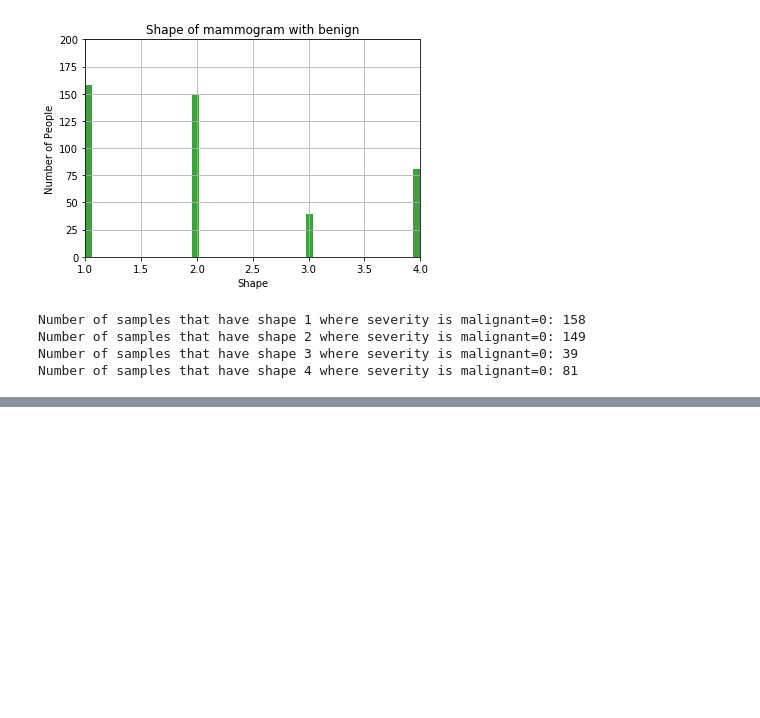
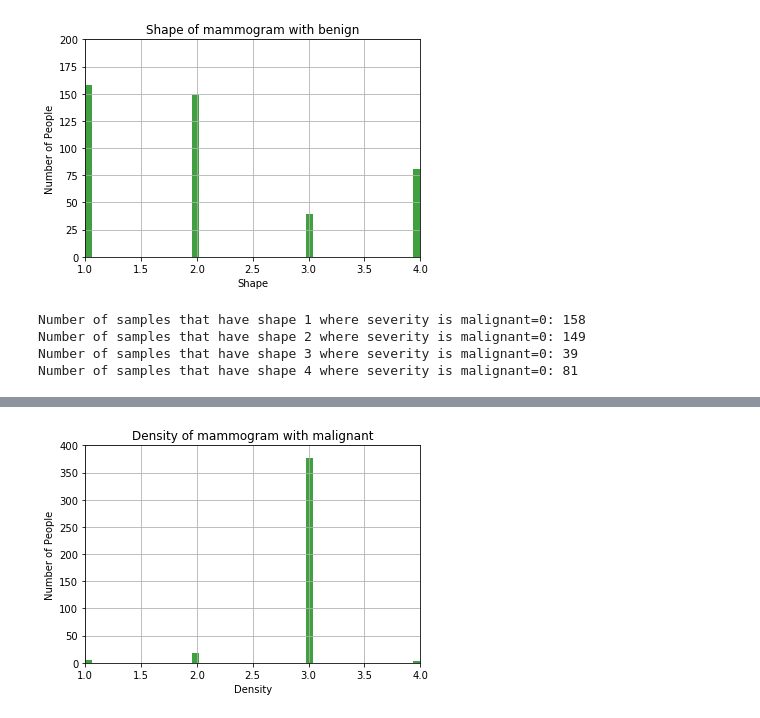
Before and after one commit to patel418/python_algcomp, a Jupyter notebook: Mammogram_Test.ipynb, the cells around one changed output, grey strips where cells are left out. Cells and saved outputs as stored; diff of their text form; code cells hidden in the pictures; blank space fills up the shorter version.

```diff
--- a/Mammogram_Test.ipynb
+++ b/Mammogram_Test.ipynb
@@ -66,9 +66,16 @@ for i in range(n):
     y_t = y_temp[all_b_i]
     svc = svm.SVC(kernel='linear', C = 1.0)
     #y_t = y_t.reshape(-1, 1)
-    svc.fit(X_t, y_t)
+    #svc.fit(X_t, y_t)
+    svc.fit(X, y)
     y_predsvm[i] = svc.predict(X[i])
 errsvm = np.mean(y!=y_predsvm)
-
-print errsvm
+cnt = 0
+for i in range(n):
+    print ("predict: %d, actually: %d "% (y_predsvm[i], y[i]))
+    if y_predsvm[i] == y[i]:
+        cnt += 1
+accuracy = float(cnt)/ n
+print ("accurate #: %d, accuracy percentage: %f" % (cnt, accuracy))
+#print errsvm
 # %% [output]
@@ -459,11 +497,11 @@ pp.show()
 
 for i in range(1, 6):
     count = 0
-    for j in X3[:,2]:
+    for j in X3[:,3]:
         #print j
         if (j == i):
             count += 1
-    print ("Number of samples that have margin %d where severity is malignant=1: %d" % (i, count))
+    print ("Number of samples that have margin %d where severity is malignant: %d" % (i, count))
 
 n, bins, patches = pp.hist(X4[:, 3], 50, facecolor='green', alpha=0.75)
 
@@ -490,6 +528,6 @@ for i in range(1, 6):
         #print j
         if (j == i):
             count += 1
-    print ("Number of samples that have margin %d where severity is malignant=0: %d" % (i, count))
+    print ("Number of samples that have margin %d where severity is benign: %d" % (i, count))
 # %% [output]
 [figure]
@@ -506,0 +545,64 @@ Number of samples that have margin 5 where severity is malignant=0: 0
+# %%
+X5 = X[yes]
+X6 = X[no]
+
+#X_age[1].hist(figsize=[11,11])
+
+#x = mu + sigma*np.random.randn(10000)
+
+# the histogram of the data
+n, bins, patches = pp.hist(X5[:, 4], 50, facecolor='green', alpha=0.75)
+
+# add a 'best fit' line
+#y = mlab.normpdf( bins, mu, sigma)
+#l = plt.plot(bins, y, 'r--', linewidth=1)
+
+
+#print X_age[:, 1]
+#print np.mean(X_age[1])
+
+pp.xlabel('Density')
+pp.ylabel('Number of People')
+pp.title('Density of mammogram with malignant')
+pp.axis([1, 4, 0, 400])
+pp.grid(True)
+
+pp.show()
+
+
+for i in range(1, 5):
+    count = 0
+    for j in X5[:,4]:
+        #print j
+        if (j == i):
+            count += 1
+    print ("Number of samples that have density %d where severity is malignant: %d" % (i, count))
+
+n, bins, patches = pp.hist(X6[:, 4], 50, facecolor='green', alpha=0.75)
+
+# add a 'best fit' line
+#y = mlab.normpdf( bins, mu, sigma)
+#l = plt.plot(bins, y, 'r--', linewidth=1)
+
+
+#print X_age[:, 1]
+#print np.mean(X_age[1])
+
+pp.xlabel('Density')
+pp.ylabel('Number of People')
+pp.title('Density of mammogram with benign')
+pp.axis([1, 4, 0, 400])
+pp.grid(True)
+
+pp.show()
+
+
+for i in range(1, 5):
+    count = 0
+    for j in X6[:,4]:
+        #print j
+        if (j == i):
+            count += 1
+    print ("Number of samples that have margin %d where severity is benign: %d" % (i, count))
+# %% [output]
+[figure, added]
```
Also changed, not shown: parts of 9 cells of this notebook.
